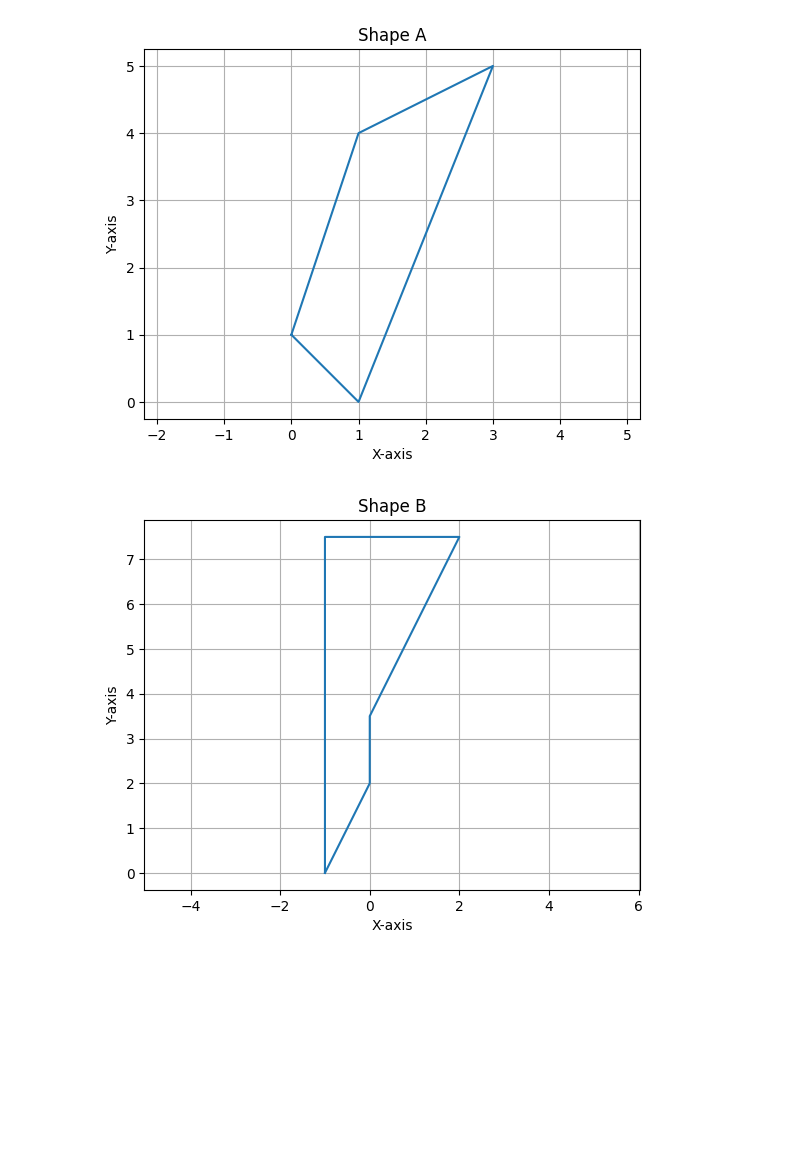
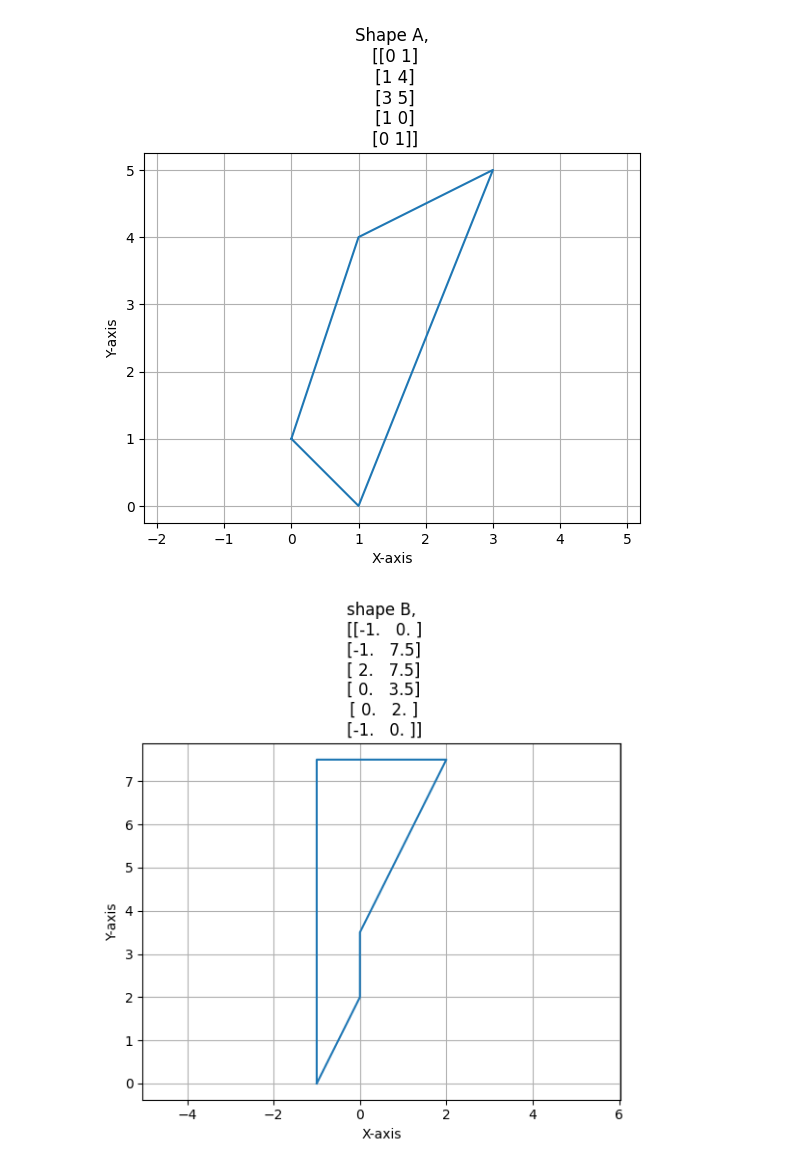
Before and after one commit to O-Danylchuk/Mathlab1, a Jupyter notebook: venv-jupesmath/main.ipynb, the cells around one changed output. Drawn from its saved outputs; the diff is of its cells as text; code cells hidden in the pictures; blank space fills up the shorter version.

```diff
--- a/venv-jupesmath/main.ipynb
+++ b/venv-jupesmath/main.ipynb
@@ -1,30 +1,38 @@
 # %%
 # TASK 1
 import numpy as np
 import matplotlib.pyplot as plt
 
+def plot2D_obj(obj, title):
+    plt.plot(obj[:, 0], obj[:, 1])
+    # naming
+    plt.title(f"{title},\n {obj}")
+    plt.xlabel('X-axis')
+    plt.ylabel('Y-axis')
+    plt.grid(True)
+    plt.axis('equal')
+
+    plt.show()
+
+def plot3D_obj(obj, title):
+    plt.plot(obj[:, 0], obj[:, 1], obj[:, 2])
+    # naming
+    plt.title(f"{title},\n {obj}")
+    plt.xlabel('X-axis')
+    plt.ylabel('Y-axis')
+    plt
+    plt.grid(True)
+    plt.axis('equal')
+
+    plt.show()
+
 shapeA = np.array([[0, 1], [1, 4], [3, 5], [1, 0], [0, 1]])
-plt.plot(shapeA[:, 0], shapeA[:, 1]) # separated x & y coordinates for proper output
 
-# naming
-plt.title('Shape A')
-plt.xlabel('X-axis')
-plt.ylabel('Y-axis')
-plt.grid(True)
-plt.axis('equal')  # making x-axis to grow the same, as y-axis grows
-
-plt.show()
+plot2D_obj(shapeA, 'Shape A')
 
 shapeB = np.array([[-1, 0], [-1, 7.5], [2, 7.5], [0, 3.5], [0, 2], [-1, 0]])
-plt.plot(shapeB[:, 0], shapeB[:, 1])
-# naming
-plt.title('Shape B')
-plt.xlabel('X-axis')
-plt.ylabel('Y-axis')
-plt.grid(True)
-plt.axis('equal')
 
-plt.show()
+plot2D_obj(shapeB, 'shape B')
 # %% [output]
-[figure, old version]
+[figure, new version]
-[figure, old version]
+[figure, new version]
```
Also changed, not shown: parts of 2 cells of this notebook.
